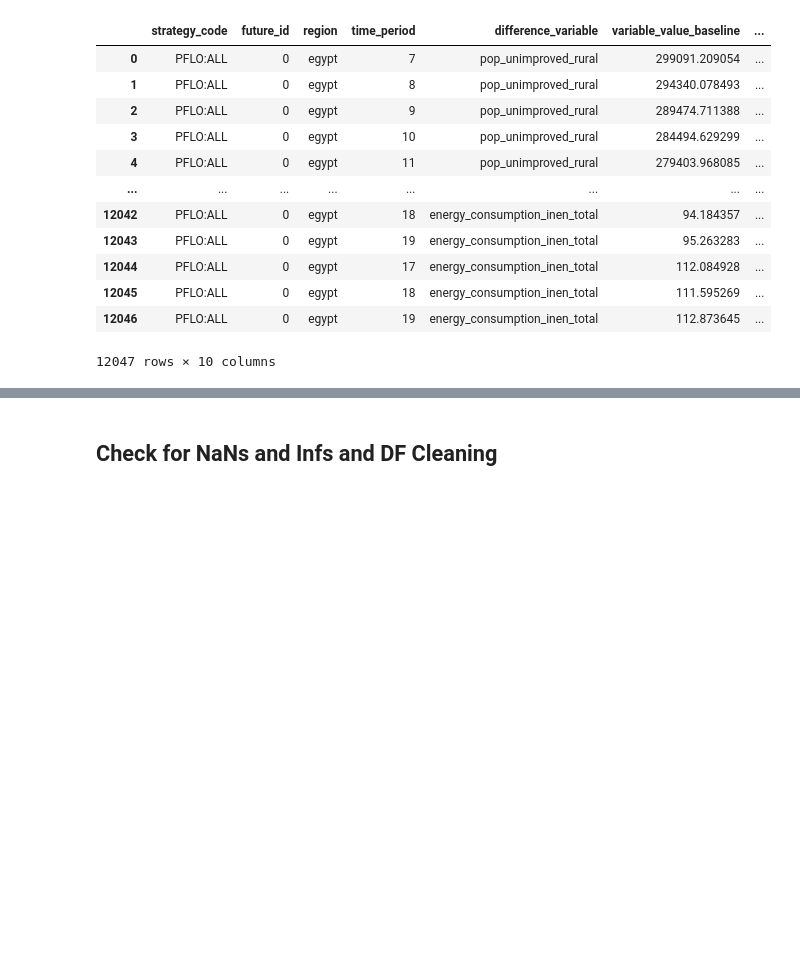
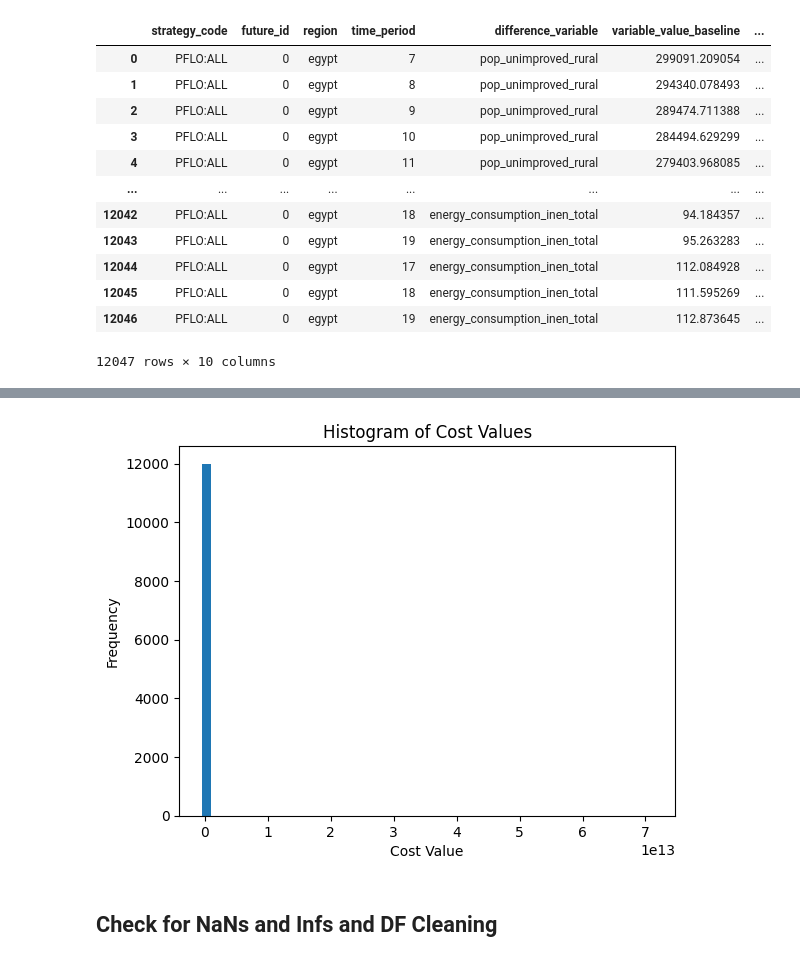
Before and after one commit to sisepuede-framework/ssp_egypt, a Jupyter notebook: ssp_modeling/cost-benefits/cb.ipynb, the cells around one changed output, grey strips where cells are left out. Drawn from its saved outputs; the diff is of its cells as text; code cells hidden in the pictures; blank space fills up the shorter version.

```diff
--- a/ssp_modeling/cost-benefits/cb.ipynb
+++ b/ssp_modeling/cost-benefits/cb.ipynb
@@ -160,3 +175,12 @@ results_all_pp_shifted
+# %%
+import matplotlib.pyplot as plt
+plt.hist(results_all_pp_shifted.value, bins=50)
+plt.title('Histogram of Cost Values')
+plt.xlabel('Cost Value')
+plt.ylabel('Frequency')
+plt.show()
+# %% [output]
+[figure, added]
 # %% [markdown]
 ## Check for NaNs and Infs and DF Cleaning
 # %%
```
Also changed, not shown: parts of 2 cells of this notebook, 1 other file.
